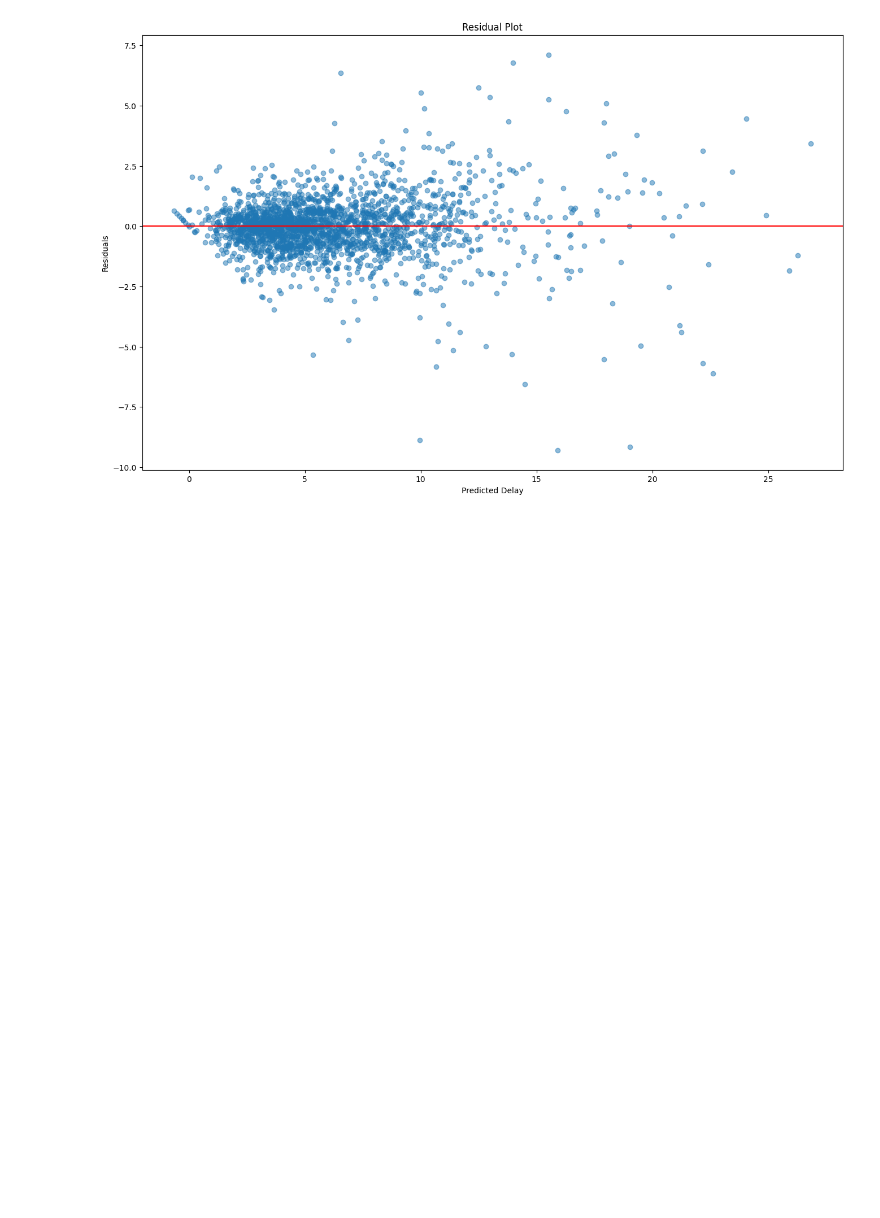
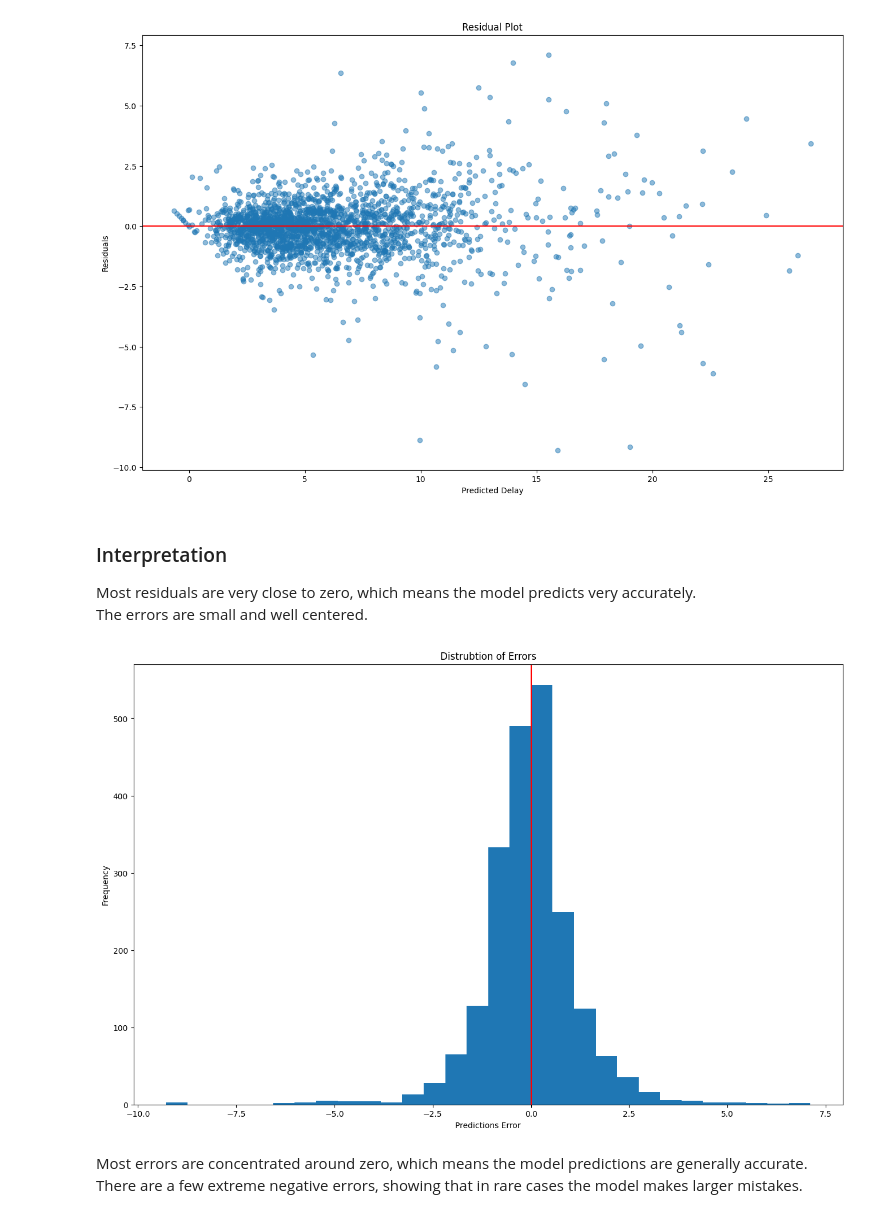
Before and after one commit to AlexandrG1209/tardis, a Jupyter notebook: tardis_model3.ipynb, the cells around one changed output. Cells and saved outputs as stored; diff of their text form; code cells hidden in the pictures; blank space fills up the shorter version.

```diff
--- a/tardis_model3.ipynb
+++ b/tardis_model3.ipynb
@@ -191,3 +238,22 @@ plt.title("Residual Plot")
 plt.show()
 # %% [output]
 [figure]
+# %% [markdown]
+### Interpretation
+Most residuals are very close to zero, which means the model predicts very accurately.
+The errors are small and well centered.
+# %%
+# distribution of prediction errors (residuals)
+plt.figure(figsize=(16,10))
+plt.hist((y_test - y_pred), bins=30)
+# add vertical line at zero error for reference
+plt.axvline(0, color="red")
+plt.title("Distrubtion of Errors")
+plt.xlabel("Predictions Error")
+plt.ylabel("Frequency")
+plt.show()
+# %% [output]
+[figure, added]
+# %% [markdown]
+Most errors are concentrated around zero, which means the model predictions are generally accurate.
+There are a few extreme negative errors, showing that in rare cases the model makes larger mistakes.
```
Also changed, not shown: parts of 13 cells of this notebook, 7 other files.
